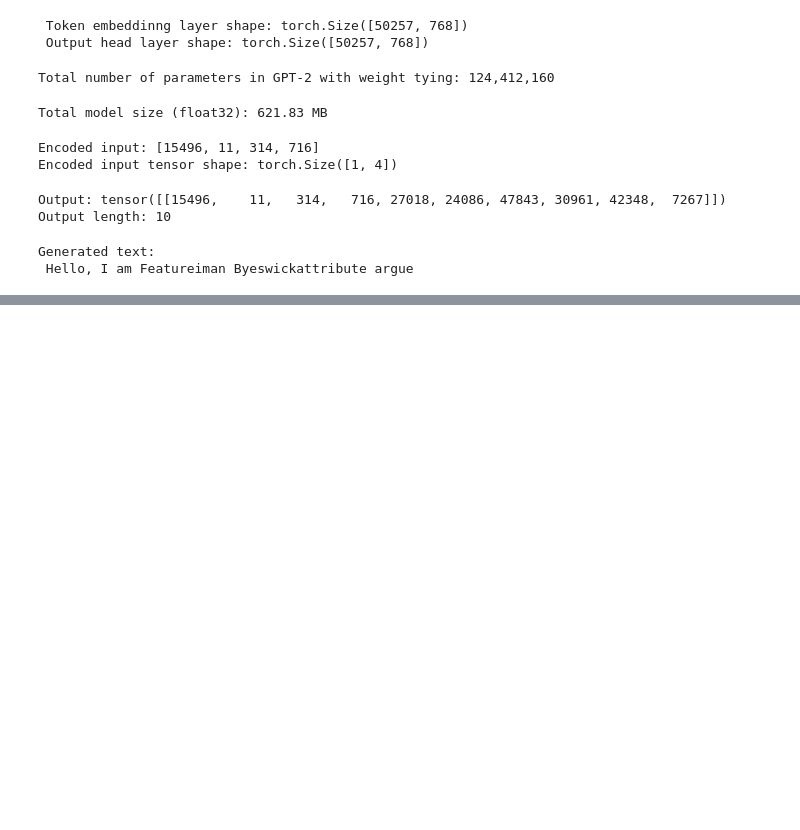
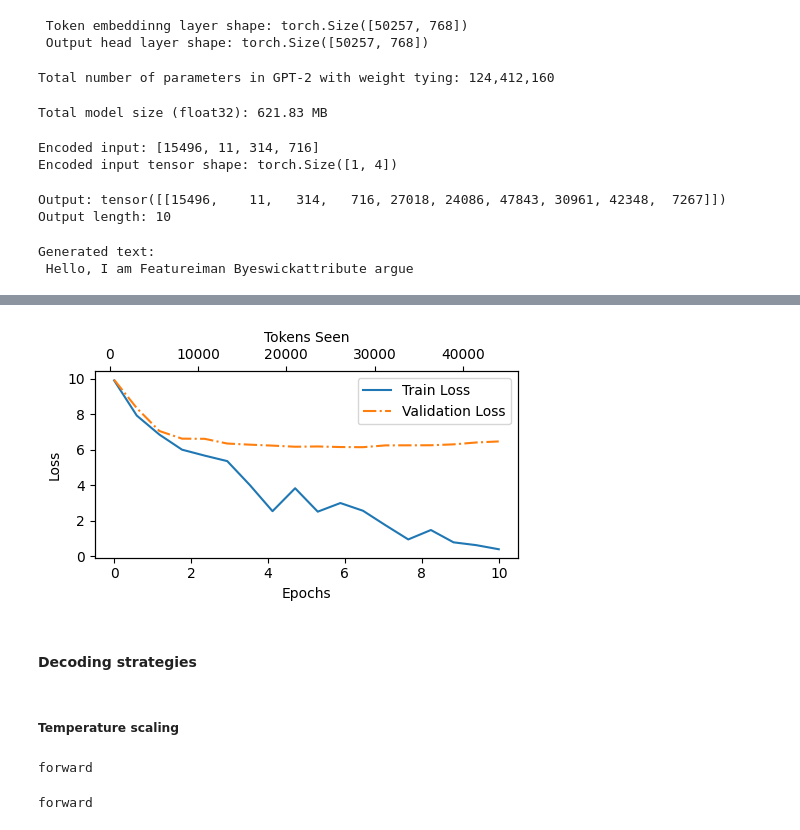
Before and after one commit to snehabanerjee2017/LLM_from_scratch, a Jupyter notebook: data-processing.ipynb, the cells around one changed output, grey strips where cells are left out. Saved outputs shown, nothing was run; the diff lists cells and outputs as text; code cells hidden in the pictures; blank space fills up the shorter version.

Commit message:
pretraining on unlabelled data

```diff
--- a/data-processing.ipynb
+++ b/data-processing.ipynb
@@ -1246,0 +1374,3 @@ Generated text:
+# %%
+with open(input_file_path, 'r', encoding='utf-8') as file:
+    text_data = file.read()
@@ -1246,0 +1471,8 @@ Generated text:
+# %%
+def evaluate_model(model, train_loader, val_loader, device, eval_iter):
+    model.eval()
+    with torch.no_grad():
+        train_loss = calc_loss_loader(train_loader, model, device, num_batches=eval_iter)
+        val_loss = calc_loss_loader(val_loader, model, device, num_batches=eval_iter)
+    model.train()
+    return train_loss, val_loss
@@ -1246,0 +1521,17 @@ Generated text:
+# %%
+torch.manual_seed(123)
+model = GPTModel(GPT_CONFIG_124M)
+model.to(device)
+optimizer = torch.optim.AdamW(model.parameters(), lr=4e-4, weight_decay=0.01)
+num_epochs = 10
+train_losses, val_losses, tokens_seen = train_model_simple(
+    model,
+    train_loader,
+    val_loader,
+    optimizer,
+    device,
+    num_epochs=num_epochs,
+    eval_freq=5,
+    eval_iter=1,
+    start_context="Every effort moves you"
+)
@@ -1246,0 +1556,22 @@ Generated text:
+# %%
+def plot_losses(epochs_seen, tokens_seen, train_losses, val_losses):
+    fig, ax1 = plt.subplots(figsize=(5, 3))
+    ax1.plot(epochs_seen, train_losses, label='Train Loss')
+    ax1.plot(epochs_seen, val_losses, label='Validation Loss', linestyle='-.')
+    ax1.set_xlabel('Epochs')
+    ax1.set_ylabel('Loss')
+    ax1.legend(loc='upper right')
+    ax2 = ax1.twiny()
+    ax2.plot(tokens_seen, train_losses, alpha=0)
+    ax2.set_xlabel('Tokens Seen')
+    fig.tight_layout()
+    plt.show()
+# %%
+epochs_tensor = torch.linspace(0, num_epochs, steps=len(train_losses))
+plot_losses(epochs_tensor, tokens_seen, train_losses, val_losses)
+# %% [output]
+[figure, added]
+# %% [markdown]
+#### Decoding strategies
+# %% [markdown]
+##### Temperature scaling
@@ -1246,0 +1592,13 @@ Generated text:
+# %%
+next_token_logits = torch.tensor([4.51, 0.89, -1.90, 6.75, 1.63, -1.62, -1.89, 6.28, 1.79])
+probas = torch.softmax(next_token_logits, dim=-1)
+next_token_id = torch.argmax(probas).item()
+print(inverse_vocab[next_token_id])
+# %% [output]
+forward
+# %%
+torch.manual_seed(123)
+next_token_id = torch.multinomial(probas, num_samples=1).item()
+print(inverse_vocab[next_token_id])
+# %% [output]
+forward
```
Also changed, not shown: parts of 67 cells of this notebook, 1 other file.
